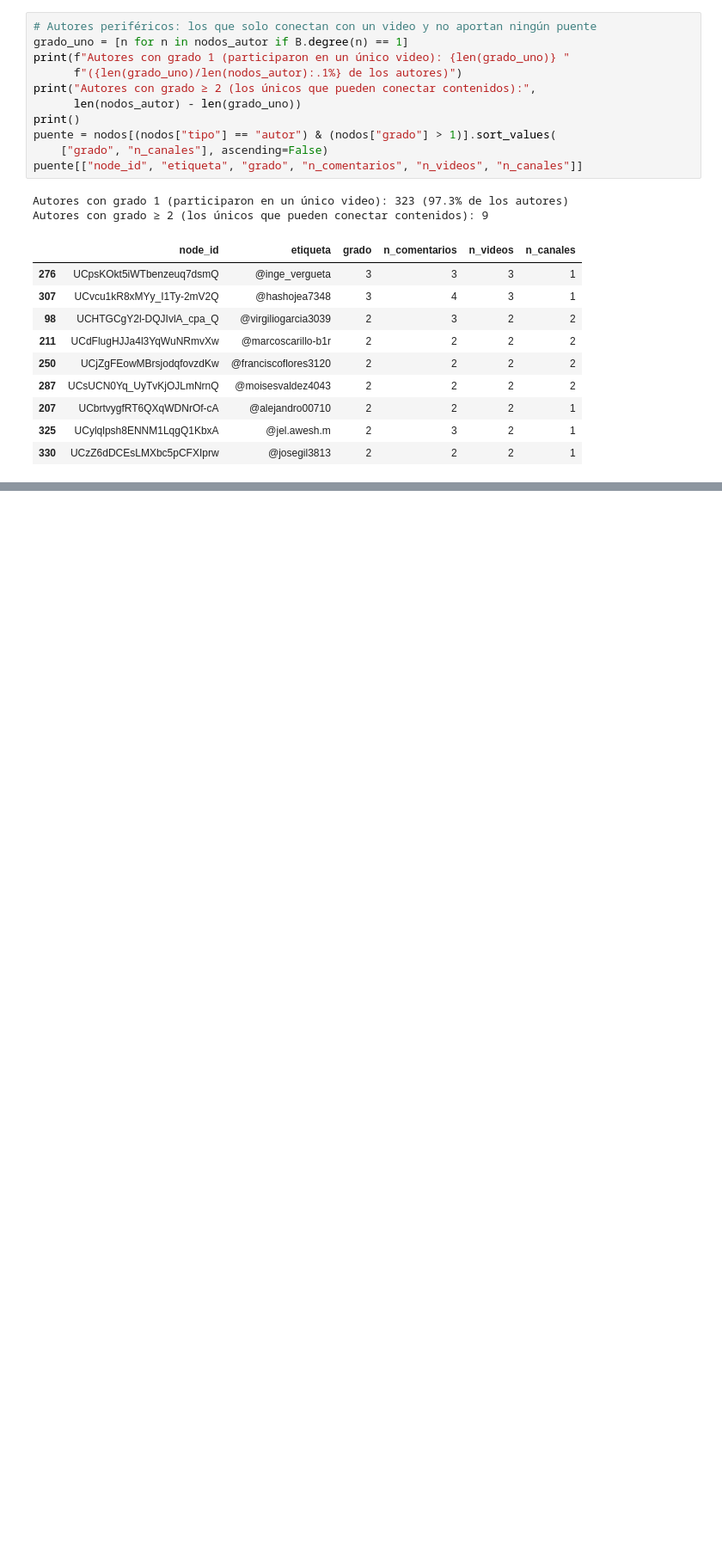
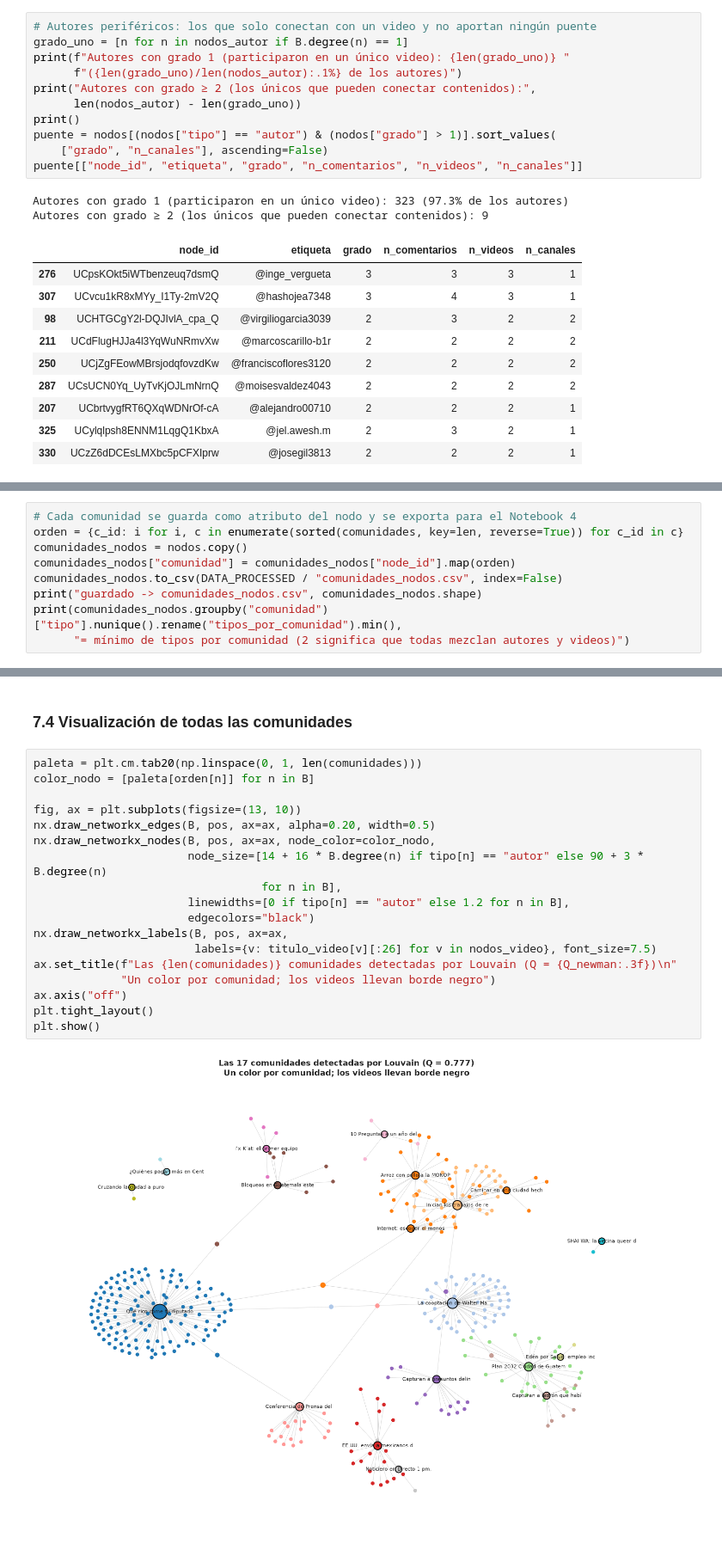
Before and after one commit to Tunchxz/CC3084-Laboratorio-6, a Jupyter notebook: notebooks/03_redes.ipynb, the cells around one changed output, grey strips where cells are left out. Shown at 86% size. Cells and saved outputs as stored; diff of their text form; blank space fills up the shorter version.

Commit message:
feat(notebooks): community detection

```diff
--- a/notebooks/03_redes.ipynb
+++ b/notebooks/03_redes.ipynb
@@ -690,0 +885,9 @@ Autores con grado ≥ 2 (los únicos que pueden conectar contenidos): 9
+# %%
+# Cada comunidad se guarda como atributo del nodo y se exporta para el Notebook 4
+orden = {c_id: i for i, c in enumerate(sorted(comunidades, key=len, reverse=True)) for c_id in c}
+comunidades_nodos = nodos.copy()
+comunidades_nodos["comunidad"] = comunidades_nodos["node_id"].map(orden)
+comunidades_nodos.to_csv(DATA_PROCESSED / "comunidades_nodos.csv", index=False)
+print("guardado -> comunidades_nodos.csv", comunidades_nodos.shape)
+print(comunidades_nodos.groupby("comunidad")["tipo"].nunique().rename("tipos_por_comunidad").min(),
+      "= mínimo de tipos por comunidad (2 significa que todas mezclan autores y videos)")
@@ -690,0 +897,22 @@ Autores con grado ≥ 2 (los únicos que pueden conectar contenidos): 9
+# %% [markdown]
+### 7.4 Visualización de todas las comunidades
+# %%
+paleta = plt.cm.tab20(np.linspace(0, 1, len(comunidades)))
+color_nodo = [paleta[orden[n]] for n in B]
+
+fig, ax = plt.subplots(figsize=(13, 10))
+nx.draw_networkx_edges(B, pos, ax=ax, alpha=0.20, width=0.5)
+nx.draw_networkx_nodes(B, pos, ax=ax, node_color=color_nodo,
+                       node_size=[14 + 16 * B.degree(n) if tipo[n] == "autor" else 90 + 3 * B.degree(n)
+                                  for n in B],
+                       linewidths=[0 if tipo[n] == "autor" else 1.2 for n in B],
+                       edgecolors="black")
+nx.draw_networkx_labels(B, pos, ax=ax,
+                        labels={v: titulo_video[v][:26] for v in nodos_video}, font_size=7.5)
+ax.set_title(f"Las {len(comunidades)} comunidades detectadas por Louvain (Q = {Q_newman:.3f})\n"
+             "Un color por comunidad; los videos llevan borde negro")
+ax.axis("off")
+plt.tight_layout()
+plt.show()
+# %% [output]
+[figure, added]
```
Also changed, not shown: parts of 18 cells of this notebook.
